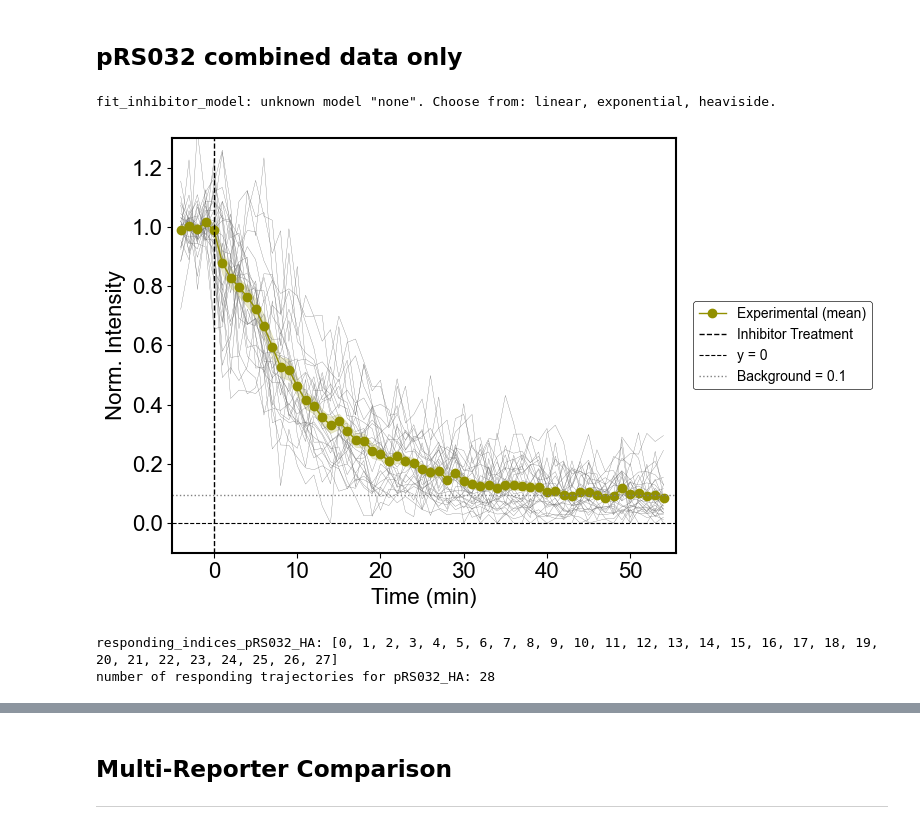
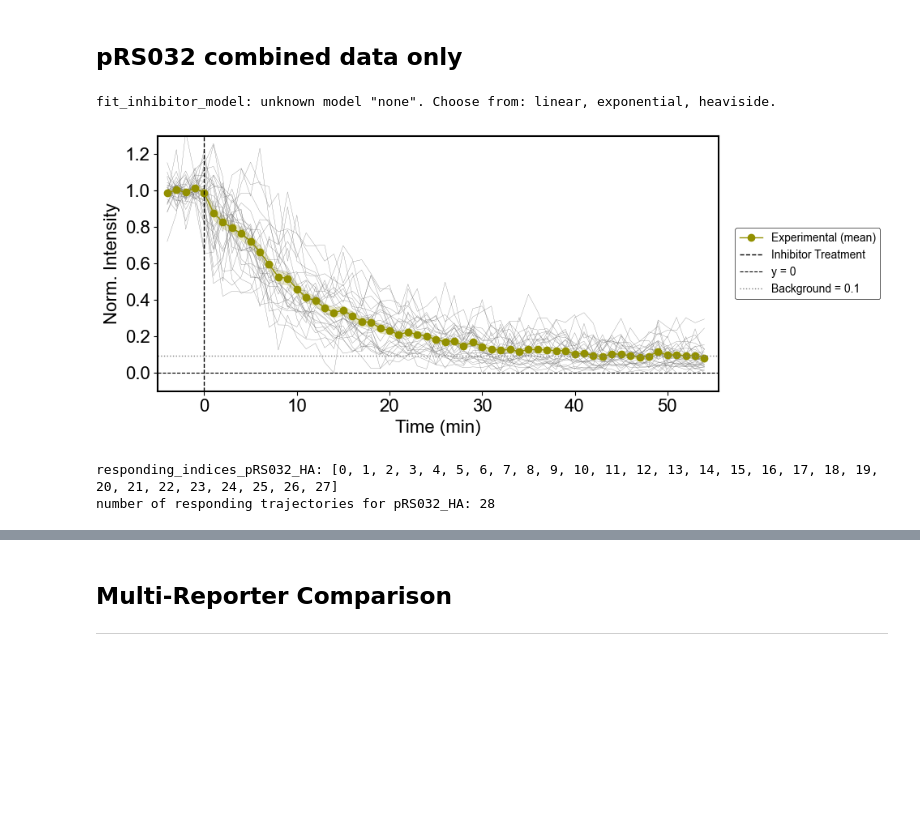
Before and after one commit to ningzhaoAnschutz/cof_paper, a Jupyter notebook: notebooks/Inhibitors/Fig 3_Harringtonine_Slow dishes.ipynb, the cells around one changed output, grey strips where cells are left out. Drawn from its saved outputs; the diff is of its cells as text; code cells hidden in the pictures; blank space fills up the shorter version.

```diff
--- a/notebooks/Inhibitors/Fig 3_Harringtonine_Slow dishes.ipynb
+++ b/notebooks/Inhibitors/Fig 3_Harringtonine_Slow dishes.ipynb
@@ -40,8 +40,8 @@ use_sigmoidal_fit = True
 figsize = (5, 4)
 ylims = (-0.1, 1.3)
 xlims = (-5, 35.5)                              # limits needs to be set to include more than the fit_end_idx frames for the x-axis
-fit_start_idx=inhibitor_frame_index+1          # int – fit range start (default: inh frame)
-fit_end_idx=16                               # int – fit range end (default: last frame) for linear use ~15
+fit_start_idx=inhibitor_frame_index          # int – fit range start (default: inh frame)
+fit_end_idx=17                               # int – fit range end (default: last frame) for linear use ~15
 results_folder = Path('E:/Co-translational folding (CoF) paper/Fig 3_Har graphs/non pb')  # Set to a Path to save plots
 # %% [markdown]
 ## HA Channel (pRS032; 4xGFPslow)
@@ -236,34 +236,34 @@ INH.plot_inhibitor(
     inhibitor_frame_index,                           # int – treatment frame index
     results_folder=results_folder,                   # Path – save location
     plot_name=plot_name,                             # str – filename suffix
     responding_indices=responding_indices_pRS032_HA, # list – which cells to include
     use_sem=True,                                    # bool – SEM vs SD for error band
     show_individual_trajectories=True,               # bool – gray individual traces
-    figsize = (6, 5),
+    figsize = (8, 4),
     ylims = (-0.1, 1.3),
     xlims = (-5, 55.5)    ,                          # limits needs to be set to include more than the fit_end_idx frames for the x-axis
     y_label='Norm. Intensity',                       # str
     treatment_label='Inhibitor',                     # str – label for treatment line
     show_treatment_line=True,                        # bool – vertical line at t=0
     fit_model='None',                           # 'linear'|'exponential'|'heaviside'|None
     fit_start_idx=fit_start_idx,                     # int – fit range start (default: inh frame)
     fit_end_idx=fit_end_idx,                         # int – fit range end (default: last frame)
     show_fit=False,                                   # bool – overlay fitted curve
     show_runoff_time=True,                           # bool – draw t½ and τ_runoff lines
     runoff_fraction=0.9,                            # float – threshold for run-off (0.95 = 95%)
     colors='#929000',
     show_background_line=True,                      # dashed line at background level
     show_zero_y_axis=True,                          # dashed line at y = 0
 )
 
 print("responding_indices_pRS032_HA:", responding_indices_pRS032_HA)
 print("number of responding trajectories for pRS032_HA:", len(responding_indices_pRS032_HA))
 
 
 # Access each dataset by index
 #print('run-off time dataset 0:', results['t_runoff'])
 # %% [output]
 fit_inhibitor_model: unknown model "none". Choose from: linear, exponential, heaviside.
-[figure, old version]
+[figure, new version]
 responding_indices_pRS032_HA: [0, 1, 2, 3, 4, 5, 6, 7, 8, 9, 10, 11, 12, 13, 14, 15, 16, 17, 18, 19, 20, 21, 22, 23, 24, 25, 26, 27]
 number of responding trajectories for pRS032_HA: 28
```
Also changed, not shown: parts of 5 cells of this notebook.
